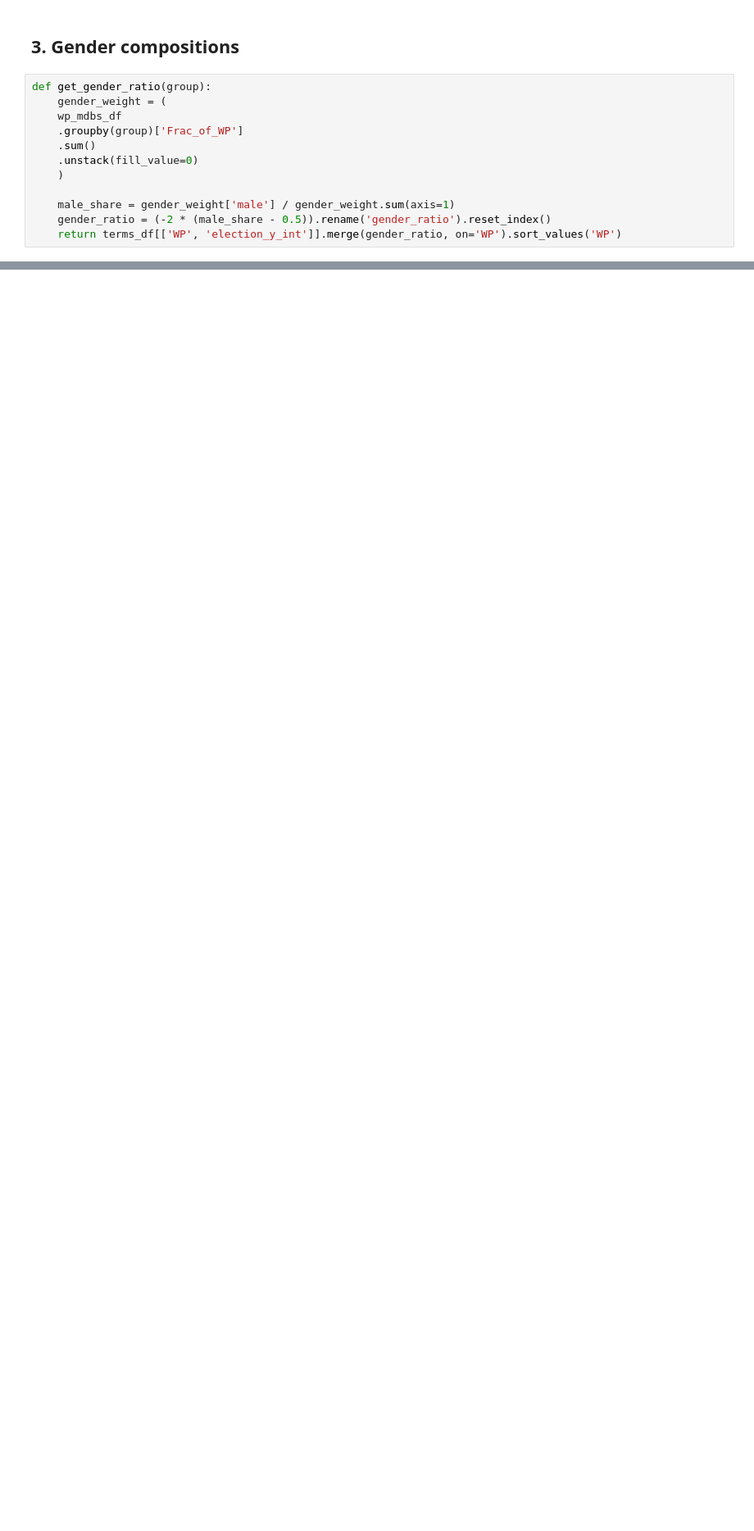
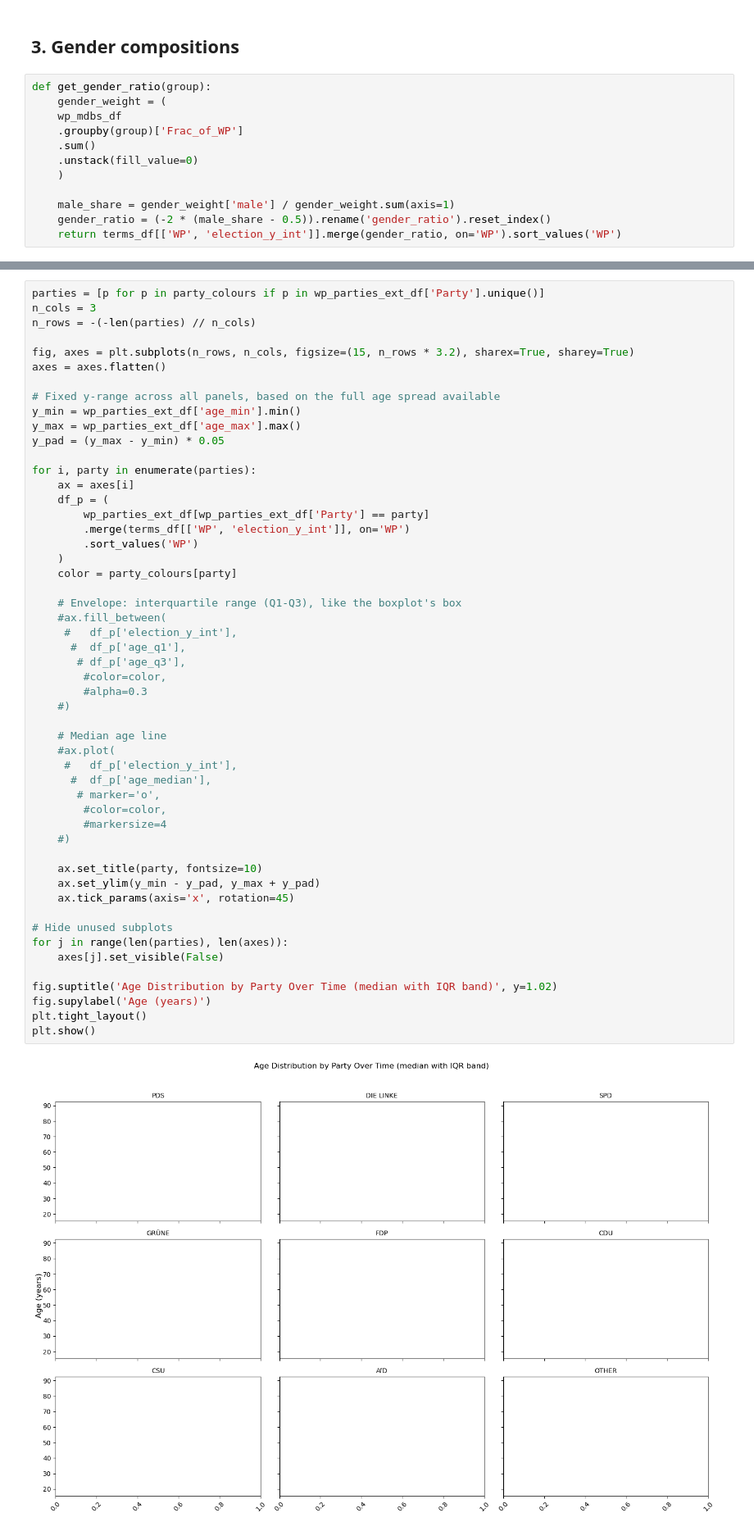
Before and after one commit to carl-lorenz/Visualization, a Jupyter notebook: Exam/1_members_of_german_parliament.ipynb, the cells around one changed output, grey strips where cells are left out. Shown at 82% size. Drawn from its saved outputs; the diff is of its cells as text; blank space fills up the shorter version.

```diff
--- a/Exam/1_members_of_german_parliament.ipynb
+++ b/Exam/1_members_of_german_parliament.ipynb
@@ -382,0 +722,54 @@ plt.show()
+# %%
+parties = [p for p in party_colours if p in wp_parties_ext_df['Party'].unique()]
+n_cols = 3
+n_rows = -(-len(parties) // n_cols)
+
+fig, axes = plt.subplots(n_rows, n_cols, figsize=(15, n_rows * 3.2), sharex=True, sharey=True)
+axes = axes.flatten()
+
+# Fixed y-range across all panels, based on the full age spread available
+y_min = wp_parties_ext_df['age_min'].min()
+y_max = wp_parties_ext_df['age_max'].max()
+y_pad = (y_max - y_min) * 0.05
+
+for i, party in enumerate(parties):
+    ax = axes[i]
+    df_p = (
+        wp_parties_ext_df[wp_parties_ext_df['Party'] == party]
+        .merge(terms_df[['WP', 'election_y_int']], on='WP')
+        .sort_values('WP')
+    )
+    color = party_colours[party]
+
+    # Envelope: interquartile range (Q1-Q3), like the boxplot's box
+    #ax.fill_between(
+     #   df_p['election_y_int'],
+      #  df_p['age_q1'],
+       # df_p['age_q3'],
+        #color=color,
+        #alpha=0.3
+    #)
+
+    # Median age line
+    #ax.plot(
+     #   df_p['election_y_int'],
+      #  df_p['age_median'],
+       # marker='o',
+        #color=color,
+        #markersize=4
+    #)
+
+    ax.set_title(party, fontsize=10)
+    ax.set_ylim(y_min - y_pad, y_max + y_pad)
+    ax.tick_params(axis='x', rotation=45)
+
+# Hide unused subplots
+for j in range(len(parties), len(axes)):
+    axes[j].set_visible(False)
+
+fig.suptitle('Age Distribution by Party Over Time (median with IQR band)', y=1.02)
+fig.supylabel('Age (years)')
+plt.tight_layout()
+plt.show()
+# %% [output]
+[figure, added]
```
Also changed, not shown: parts of 11 cells of this notebook.
